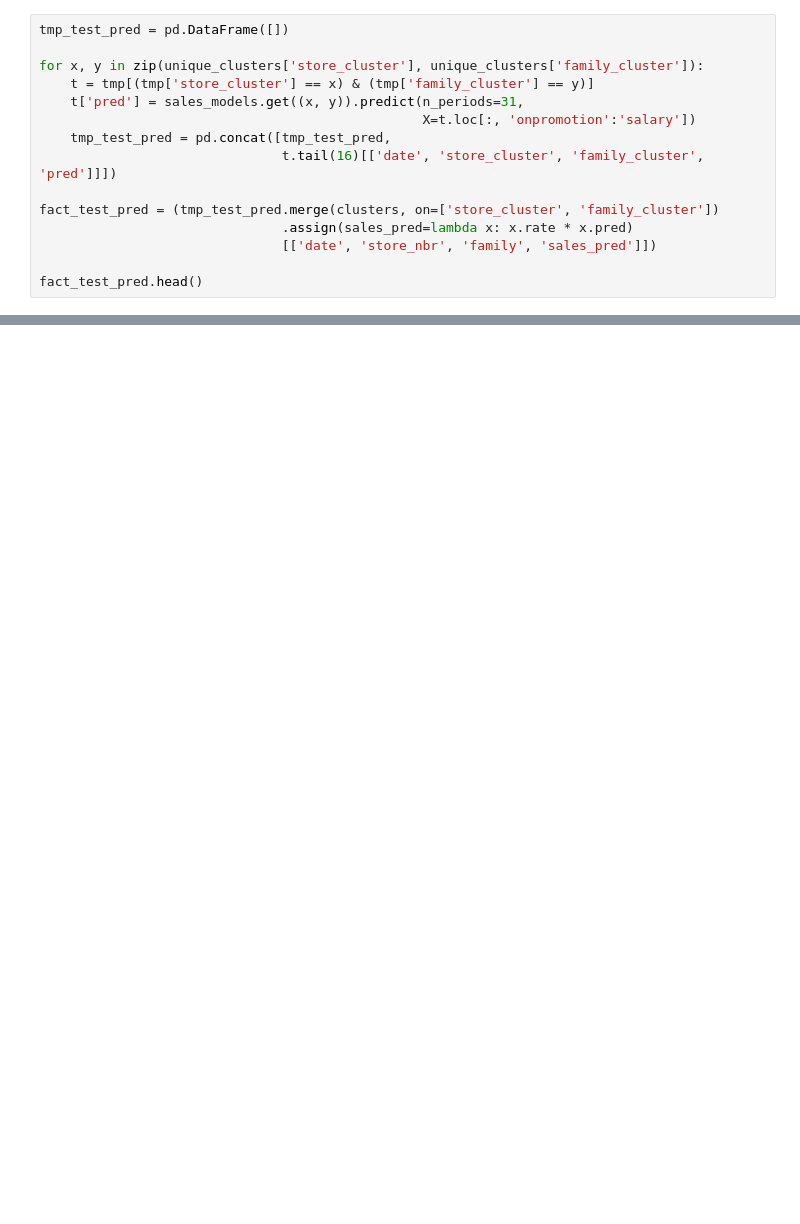
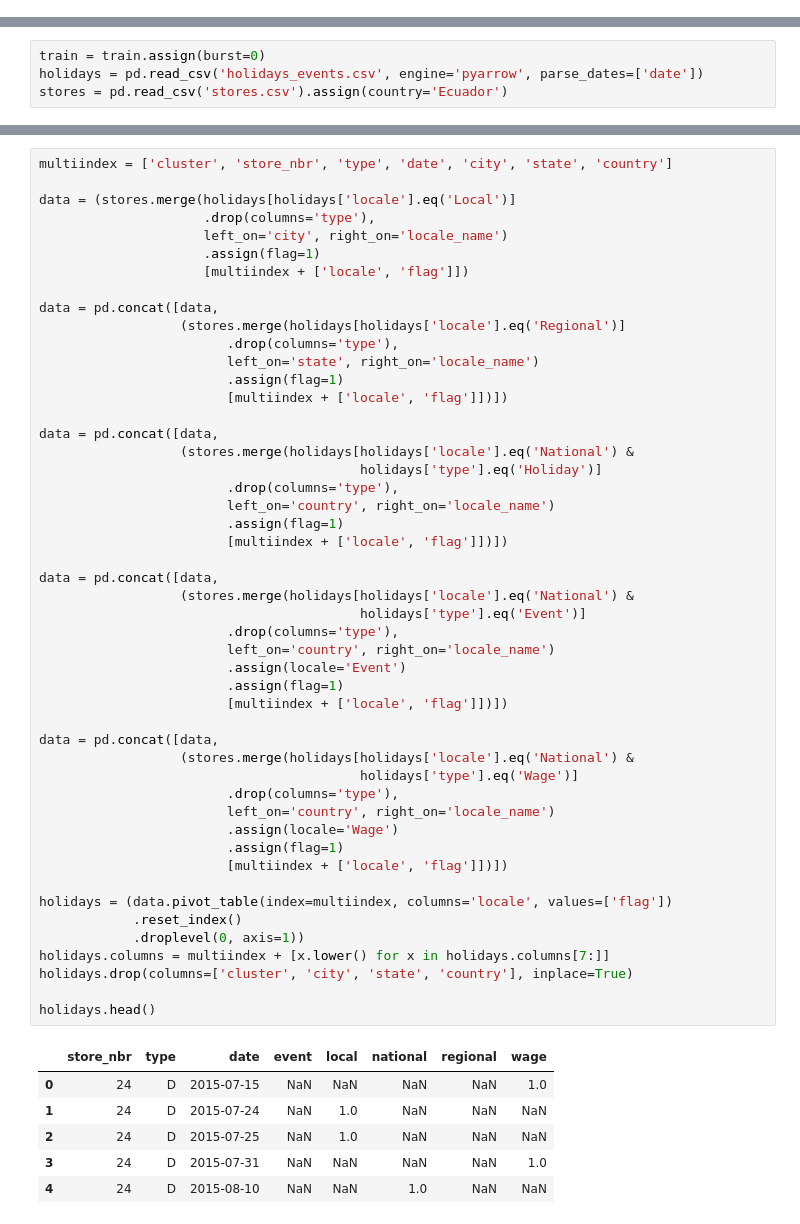
Before and after one commit to irressaf/Grocery-Sales, a Jupyter notebook: notebook.ipynb, the cells around one changed output, grey strips where cells are left out. Cells and saved outputs as stored; diff of their text form; blank space fills up the shorter version.

Commit message:
New updates with series processing and clustering

```diff
--- a/notebook.ipynb
+++ b/notebook.ipynb
@@ -757,15 +0,0 @@ tmp.head()
-# %%
-tmp_test_pred = pd.DataFrame([])
-
-for x, y in zip(unique_clusters['store_cluster'], unique_clusters['family_cluster']):
-    t = tmp[(tmp['store_cluster'] == x) & (tmp['family_cluster'] == y)]
-    t['pred'] = sales_models.get((x, y)).predict(n_periods=31,
-                                                 X=t.loc[:, 'onpromotion':'salary'])
-    tmp_test_pred = pd.concat([tmp_test_pred,
-                               t.tail(16)[['date', 'store_cluster', 'family_cluster', 'pred']]])
-
-fact_test_pred = (tmp_test_pred.merge(clusters, on=['store_cluster', 'family_cluster'])
-                               .assign(sales_pred=lambda x: x.rate * x.pred)
-                               [['date', 'store_nbr', 'family', 'sales_pred']])
-
-fact_test_pred.head()
@@ -786,0 +252,4 @@ sample_submission.to_csv('sample_submission.csv', index=False)
+# %%
+train = train.assign(burst=0)
+holidays = pd.read_csv('holidays_events.csv', engine='pyarrow', parse_dates=['date'])
+stores = pd.read_csv('stores.csv').assign(country='Ecuador')
@@ -786,0 +288,56 @@ sample_submission.to_csv('sample_submission.csv', index=False)
+# %%
+multiindex = ['cluster', 'store_nbr', 'type', 'date', 'city', 'state', 'country']
+
+data = (stores.merge(holidays[holidays['locale'].eq('Local')]
+                     .drop(columns='type'),
+                     left_on='city', right_on='locale_name')
+                     .assign(flag=1)
+                     [multiindex + ['locale', 'flag']])
+
+data = pd.concat([data,
+                  (stores.merge(holidays[holidays['locale'].eq('Regional')]
+                        .drop(columns='type'),
+                        left_on='state', right_on='locale_name')
+                        .assign(flag=1)
+                        [multiindex + ['locale', 'flag']])])
+
+data = pd.concat([data,
+                  (stores.merge(holidays[holidays['locale'].eq('National') &
+                                         holidays['type'].eq('Holiday')]
+                        .drop(columns='type'),
+                        left_on='country', right_on='locale_name')
+                        .assign(flag=1)
+                        [multiindex + ['locale', 'flag']])])
+
+data = pd.concat([data,
+                  (stores.merge(holidays[holidays['locale'].eq('National') &
+                                         holidays['type'].eq('Event')]
+                        .drop(columns='type'),
+                        left_on='country', right_on='locale_name')
+                        .assign(locale='Event')
+                        .assign(flag=1)
+                        [multiindex + ['locale', 'flag']])])
+
+data = pd.concat([data,
+                  (stores.merge(holidays[holidays['locale'].eq('National') &
+                                         holidays['type'].eq('Wage')]
+                        .drop(columns='type'),
+                        left_on='country', right_on='locale_name')
+                        .assign(locale='Wage')
+                        .assign(flag=1)
+                        [multiindex + ['locale', 'flag']])])
+
+holidays = (data.pivot_table(index=multiindex, columns='locale', values=['flag'])
+            .reset_index()
+            .droplevel(0, axis=1))
+holidays.columns = multiindex + [x.lower() for x in holidays.columns[7:]]
+holidays.drop(columns=['cluster', 'city', 'state', 'country'], inplace=True)
+
+holidays.head()
+# %% [output]
+|  | store_nbr | type | date | event | local | national | regional | wage |
+| 0 | 24 | D | 2015-07-15 | NaN | NaN | NaN | NaN | 1.0 |
+| 1 | 24 | D | 2015-07-24 | NaN | 1.0 | NaN | NaN | NaN |
+| 2 | 24 | D | 2015-07-25 | NaN | 1.0 | NaN | NaN | NaN |
+| 3 | 24 | D | 2015-07-31 | NaN | NaN | NaN | NaN | 1.0 |
+| 4 | 24 | D | 2015-08-10 | NaN | NaN | 1.0 | NaN | NaN |
```
Also changed, not shown: parts of 137 cells of this notebook.
